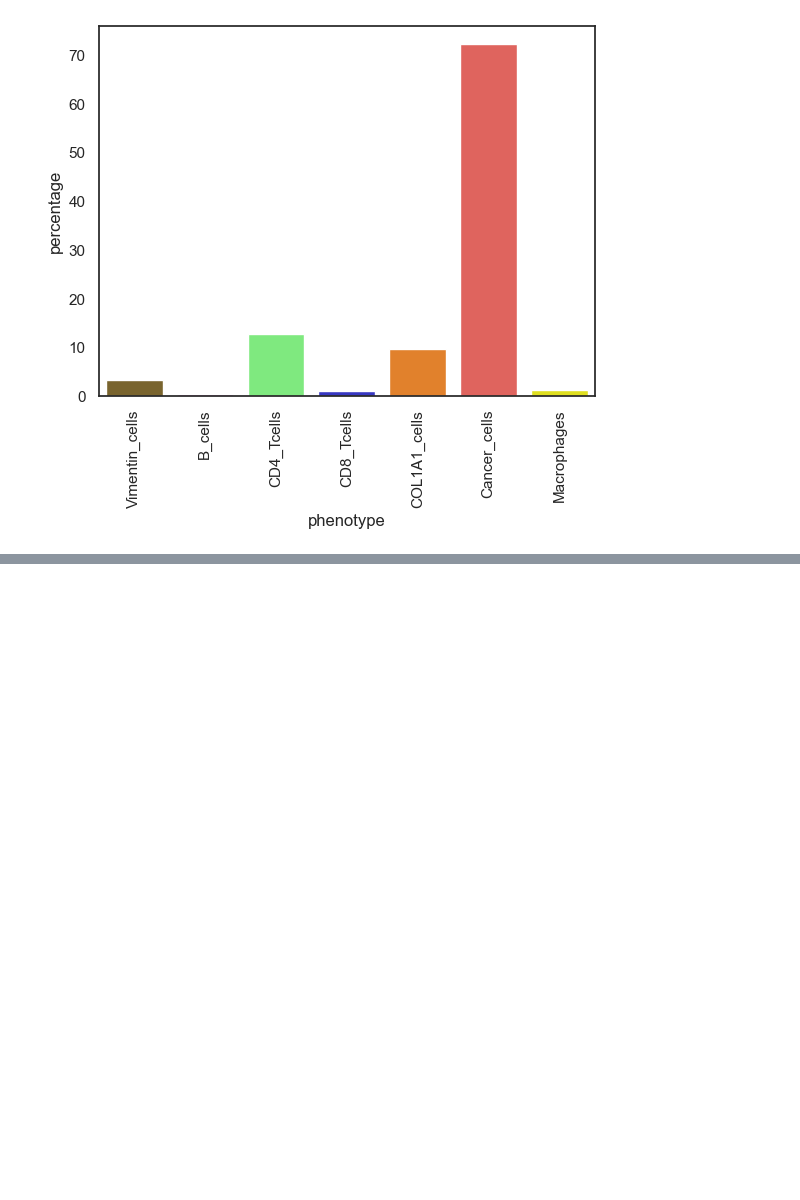
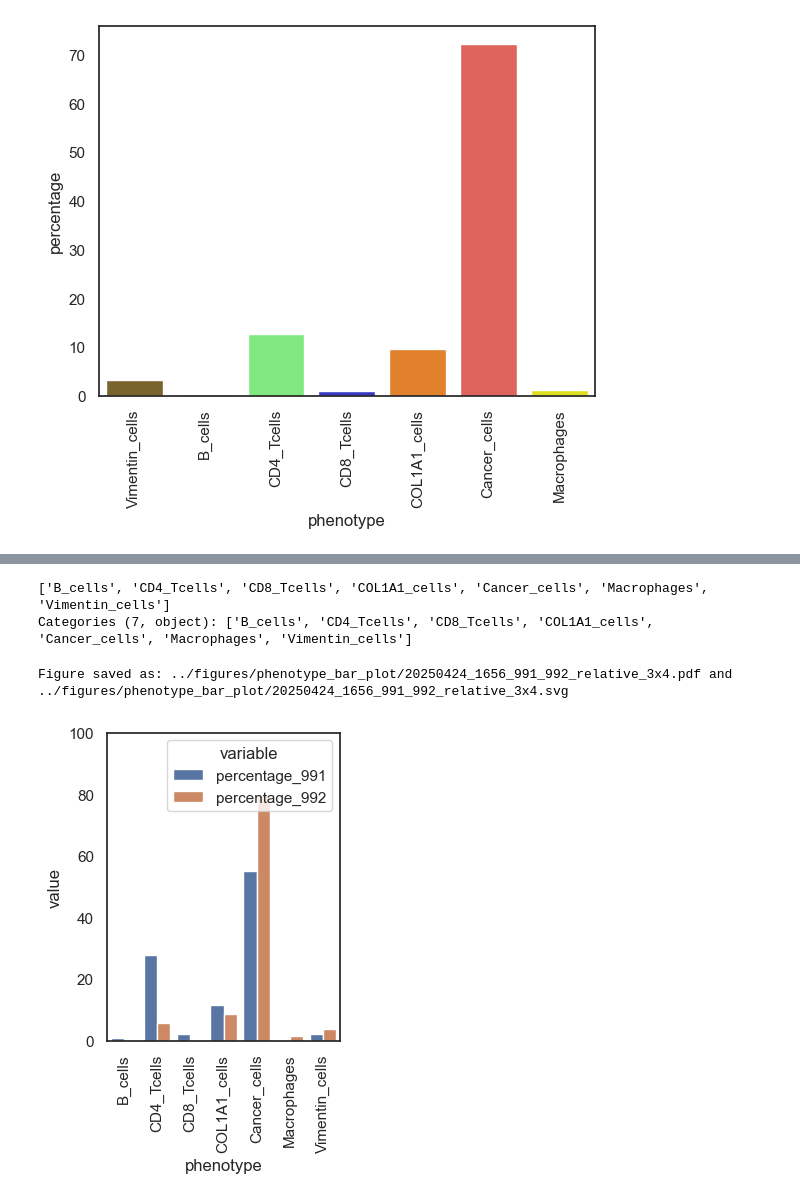
Before and after one commit to josenimo/P26_DA, a Jupyter notebook: nbs/3_compare_991_992_phenotypes.ipynb, the cells around one changed output, grey strips where cells are left out. Drawn from its saved outputs; the diff is of its cells as text; code cells hidden in the pictures; blank space fills up the shorter version.

Commit message:
barplots for figure 4

```diff
--- a/nbs/3_compare_991_992_phenotypes.ipynb
+++ b/nbs/3_compare_991_992_phenotypes.ipynb
@@ -789,0 +826,7 @@ Passing `palette` without assigning `hue` is deprecated and will be removed in v
+# %%
+adata_copy = adata[adata.obs['imageid']==992].copy()
+df2 = pd.DataFrame(adata_copy.obs.phenotype.value_counts()).reset_index()
+df2 = df2[df2['phenotype'] != "Unknown" ]
+df2['phenotype'] = df2['phenotype'].cat.remove_categories(['Unknown'])
+df2['percentage'] = df2['count']*100/df2['count'].sum()
+df2
@@ -789,0 +842,3 @@ Passing `palette` without assigning `hue` is deprecated and will be removed in v
+# %%
+df_merge = pd.merge(left=df, right=df2, how="outer", on="phenotype", suffixes=("_991", "_992"))
+df_merge
@@ -789,0 +854,3 @@ Passing `palette` without assigning `hue` is deprecated and will be removed in v
+# %%
+df_merge['fold_change'] = df_merge['count_991'] / df_merge['count_992']
+df_merge
@@ -789,0 +866,5 @@ Passing `palette` without assigning `hue` is deprecated and will be removed in v
+# %%
+df_melt = df_merge.melt(
+    id_vars=["phenotype"],
+    value_vars=["percentage_991", "percentage_992"]
+    )
@@ -789,0 +889,16 @@ Passing `palette` without assigning `hue` is deprecated and will be removed in v
+# %%
+df_melt.phenotype.unique()
+# %% [output]
+['B_cells', 'CD4_Tcells', 'CD8_Tcells', 'COL1A1_cells', 'Cancer_cells', 'Macrophages', 'Vimentin_cells']
+Categories (7, object): ['B_cells', 'CD4_Tcells', 'CD8_Tcells', 'COL1A1_cells', 'Cancer_cells', 'Macrophages', 'Vimentin_cells']
+# %%
+fig,ax = plt.subplots(figsize=(3,4))
+sns.barplot(data=df_melt, x="phenotype", y="value", hue='variable')
+plt.ylim(0,100)
+plt.xticks(rotation=90)
+from opendvp import utils
+utils.export_figure(fig, path="../figures/phenotype_bar_plot", suffix="991_992_relative_3x4")
+plt.show()
+# %% [output]
+Figure saved as: ../figures/phenotype_bar_plot/20250424_1656_991_992_relative_3x4.pdf and ../figures/phenotype_bar_plot/20250424_1656_991_992_relative_3x4.svg
+[figure, added]
```
Also changed, not shown: parts of 25 cells of this notebook, 9 other files.
